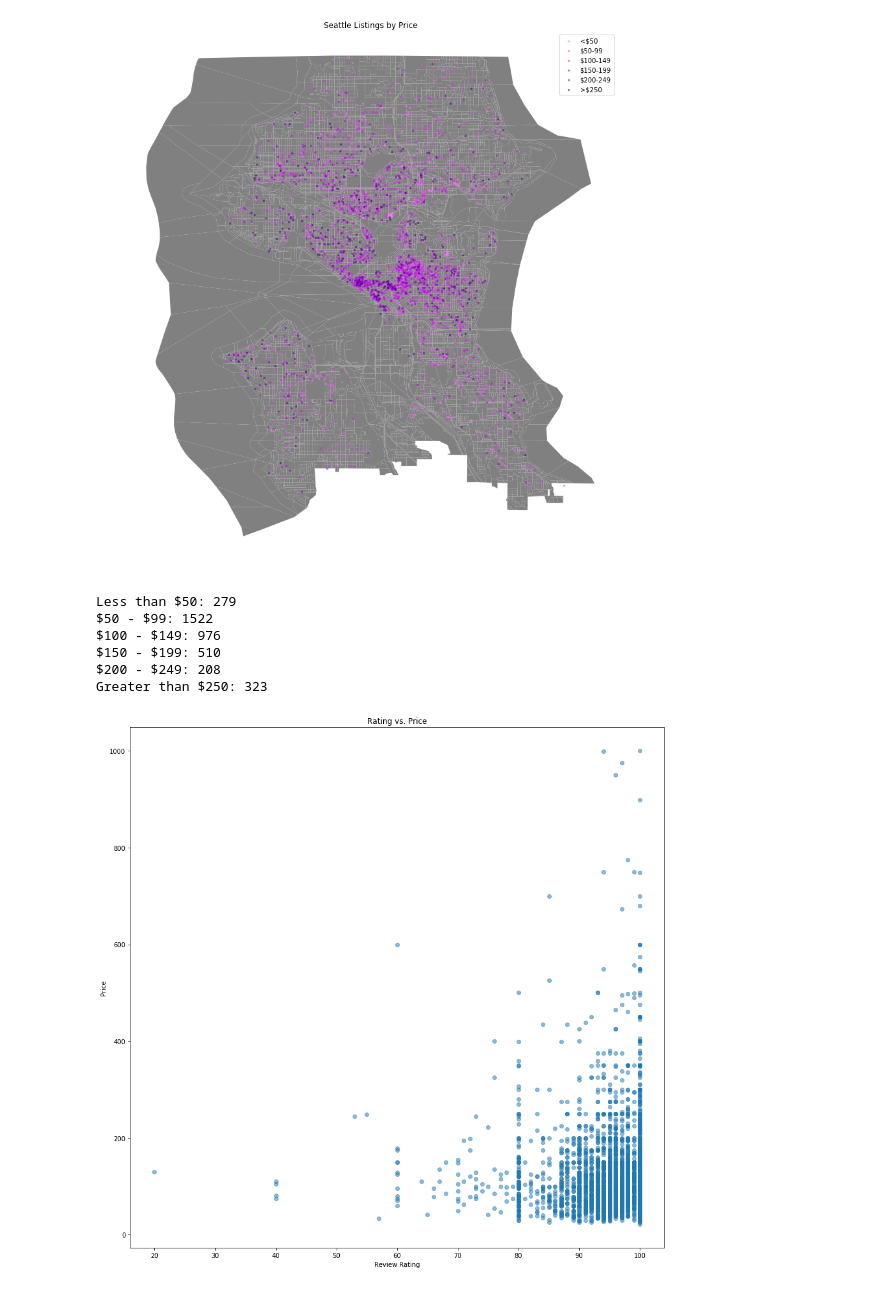
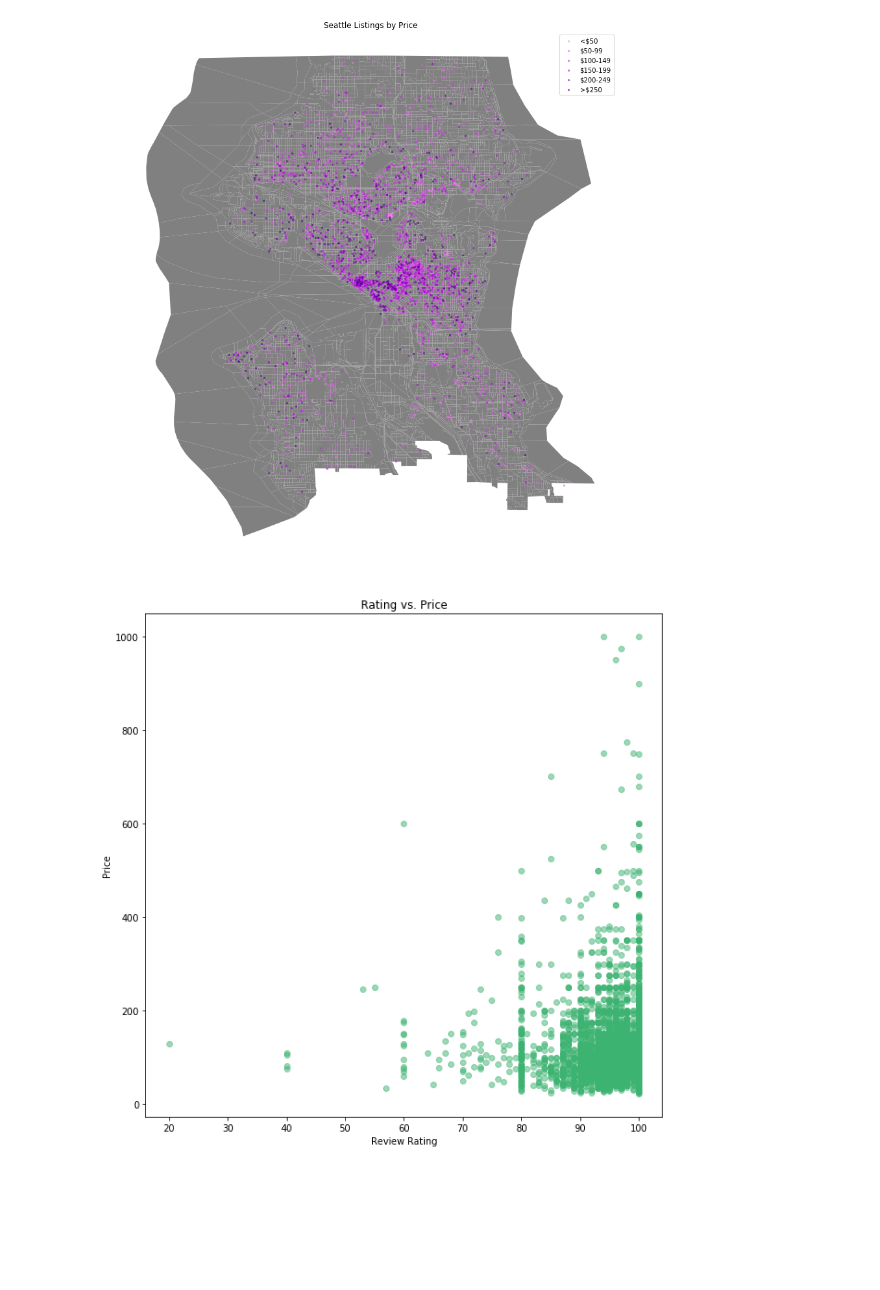
Before and after one commit to kevinhuynh23/RACK, a Jupyter notebook: analysis.ipynb, the cells around one changed output. Drawn from its saved outputs; the diff is of its cells as text; code cells hidden in the pictures; blank space fills up the shorter version.

```diff
--- a/analysis.ipynb
+++ b/analysis.ipynb
@@ -149,26 +146,19 @@ plt.show()
 # %% [output]
 [figure]
 # %%
-print('Less than $50: ' + str(lis[lis.price_int < 50].count()[0]))
-print('$50 - $99: ' + str(lis[(lis.price_int >= 50) & (lis.price_int < 100)].count()[0]))
-print('$100 - $149: ' + str(lis[(lis.price_int >= 100) & (lis.price_int < 150)].count()[0]))
-print('$150 - $199: ' + str(lis[(lis.price_int >= 150) & (lis.price_int < 200)].count()[0]))
-print('$200 - $249: ' + str(lis[(lis.price_int >= 200) & (lis.price_int < 250)].count()[0]))
-print('Greater than $250: ' + str(lis[(lis.price_int >= 250)].count()[0]))
+# print('Less than $50: ' + str(lis[lis.price_int < 50].count()[0]))
+# print('$50 - $99: ' + str(lis[(lis.price_int >= 50) & (lis.price_int < 100)].count()[0]))
+# print('$100 - $149: ' + str(lis[(lis.price_int >= 100) & (lis.price_int < 150)].count()[0]))
+# print('$150 - $199: ' + str(lis[(lis.price_int >= 150) & (lis.price_int < 200)].count()[0]))
+# print('$200 - $249: ' + str(lis[(lis.price_int >= 200) & (lis.price_int < 250)].count()[0]))
+# print('Greater than $250: ' + str(lis[(lis.price_int >= 250)].count()[0]))
-# %% [output]
-Less than $50: 279
-$50 - $99: 1522
-$100 - $149: 976
-$150 - $199: 510
-$200 - $249: 208
-Greater than $250: 323
 # %%
 # Graph of review rating vs. price
-plt.figure(figsize = (15, 15))
-plt.scatter(lis.review_scores_rating, lis.price_int, alpha = 0.5)
+fig_rating_vs_price = plt.figure(figsize = (10, 10))
+plt.scatter(lis.review_scores_rating, lis.price_int, alpha = 0.5, color = 'mediumseagreen')
 plt.xlabel('Review Rating')
 plt.ylabel('Price')
 plt.title('Rating vs. Price')
 plt.show()
 # %% [output]
-[figure, old version]
+[figure, new version]
```
Also changed, not shown: parts of 6 cells of this notebook, 2 other files.
